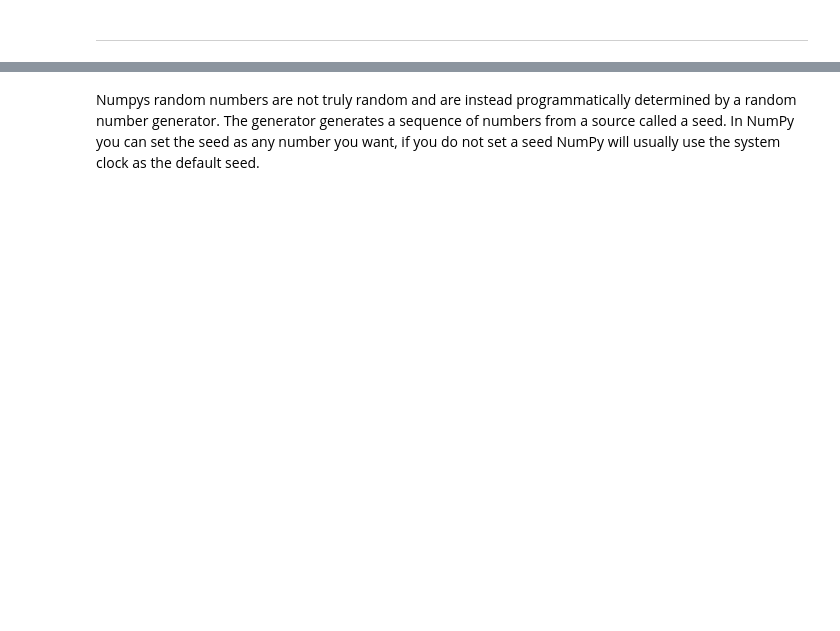
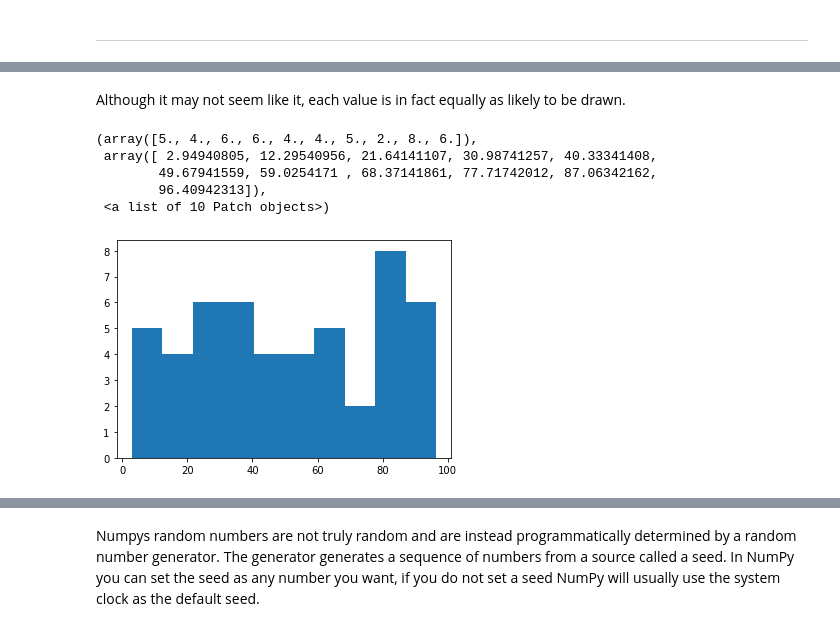
Before and after one commit to ocoleman/numpy-random, a Jupyter notebook: numpy-random.ipynb, the cells around one changed output, grey strips where cells are left out. Cells and saved outputs as stored; diff of their text form; code cells hidden in the pictures; blank space fills up the shorter version.

```diff
--- a/numpy-random.ipynb
+++ b/numpy-random.ipynb
@@ -74,0 +191,13 @@ plt.hist(n)
+# %% [markdown]
+Although it may not seem like it, each value is in fact equally as likely to be drawn.
+# %%
+#Histogram plot of unifrom distribution on a size of 10
+u = rng.uniform(0,100,size=50)
+plt.hist(u)
+# %% [output]
+(array([5., 4., 6., 6., 4., 4., 5., 2., 8., 6.]),
+ array([ 2.94940805, 12.29540956, 21.64141107, 30.98741257, 40.33341408,
+        49.67941559, 59.0254171 , 68.37141861, 77.71742012, 87.06342162,
+        96.40942313]),
+ <a list of 10 Patch objects>)
+[figure, added]
```
Also changed, not shown: parts of 65 cells of this notebook.
